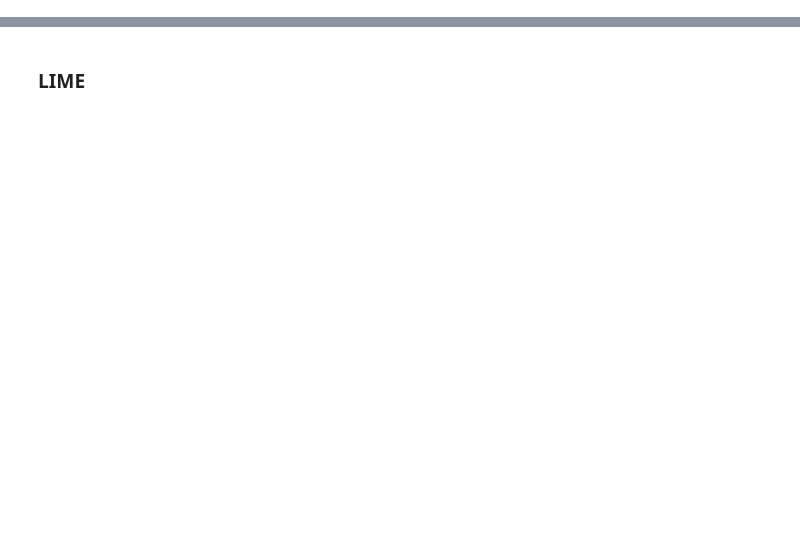
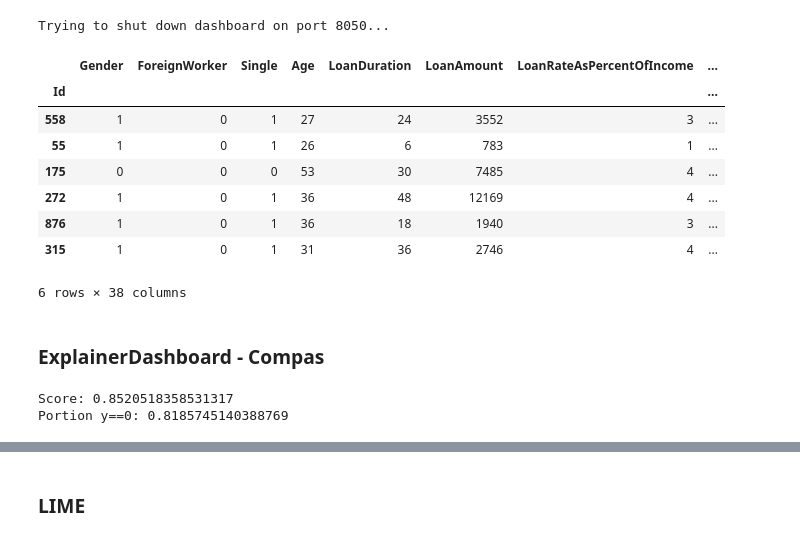
Before and after one commit to sree2712/Maxplain, a Jupyter notebook: Maxplain_POC.ipynb, the cells around one changed output, grey strips where cells are left out. Saved outputs shown, nothing was run; the diff lists cells and outputs as text; code cells hidden in the pictures; blank space fills up the shorter version.

```diff
--- a/Maxplain_POC.ipynb
+++ b/Maxplain_POC.ipynb
@@ -410,0 +47,3 @@ Dash app running on:
+# %%
+X_test_bck = X_test
+y_test_bck = y_test
@@ -410,0 +143,19 @@ Dash app running on:
+# %%
+ExplainerDashboard.terminate(8050)
+# %% [output]
+Trying to shut down dashboard on port 8050...
+# %%
+X_test_cat = X_test_bck[(X_test_bck['NoCurrentLoan'] > 0.5) & (X_test_bck['SavingsAccountBalanceGreaterOrEqualThan200'] < 0.5)]
+# X_test_cat = X_test_bck[(X_test_bck['NoCurrentLoan'] < 0.5) & (X_test_bck['LoanDuration'] <= 33) & (X_test_bck['Age'] <= 21.5)]
+# %%
+X_test_cat
+# %% [output]
+|  | Gender | ForeignWorker | Single | Age | LoanDuration | LoanAmount | LoanRateAsPercentOfIncome | ... |
+| Id |  |  |  |  |  |  |  | ... |
+| 558 | 1 | 0 | 1 | 27 | 24 | 3552 | 3 | ... |
+| 55 | 1 | 0 | 1 | 26 | 6 | 783 | 1 | ... |
+| 175 | 0 | 0 | 0 | 53 | 30 | 7485 | 4 | ... |
+| 272 | 1 | 0 | 1 | 36 | 48 | 12169 | 4 | ... |
+| 876 | 1 | 0 | 1 | 36 | 18 | 1940 | 3 | ... |
+| 315 | 1 | 0 | 1 | 31 | 36 | 2746 | 4 | ... |
+6 rows × 38 columns
@@ -410,0 +164,2 @@ Dash app running on:
+# %% [markdown]
+### ExplainerDashboard - Compas
@@ -410,0 +186,8 @@ Dash app running on:
+# %%
+from sklearn.ensemble import GradientBoostingClassifier
+clf = GradientBoostingClassifier(n_estimators=100, learning_rate=0.1).fit(X_train_com, y_train_com)
+print("Score:", clf.score(X_test_com, y_test_com))
+print("Portion y==0:", np.sum(y_test_com == 1) * 1. / y_test_com.shape[0])
+# %% [output]
+Score: 0.8520518358531317
+Portion y==0: 0.8185745140388769
```
Also changed, not shown: parts of 65 cells of this notebook.
